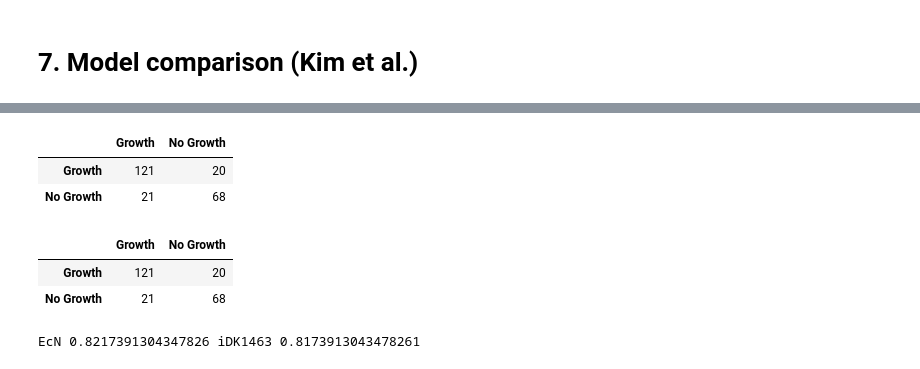
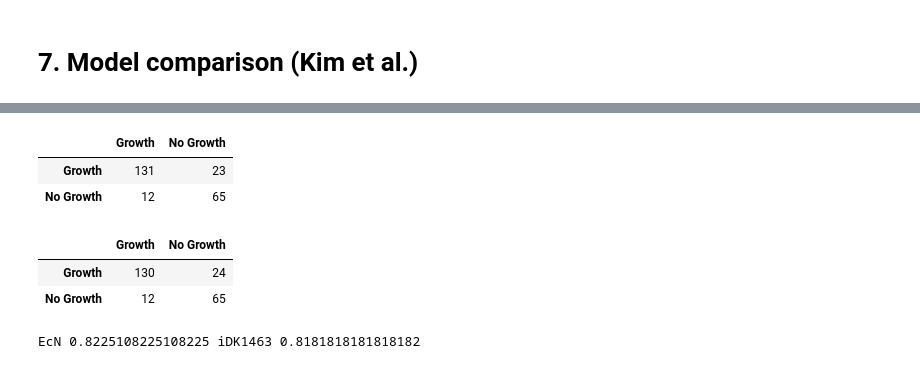
Before and after one commit to maxvthof/EcN_model, a Jupyter notebook: notebooks/5.1_Biolog.ipynb, the cells around one changed output, grey strips where cells are left out. Saved outputs shown, nothing was run; the diff lists cells and outputs as text; code cells hidden in the pictures.

```diff
--- a/notebooks/5.1_Biolog.ipynb
+++ b/notebooks/5.1_Biolog.ipynb
@@ -389,6 +386,14 @@ EcN 0.8217391304347826 iDK1463 0.8173913043478261
 set(FN2_df['exchange'].to_list()) - set(FN_df['exchange'].to_list())
 # %% [output]
 {'EX_raffin_e'}
+# %%
+# Save csv
+PM_data = pd.merge(PM_data_processed,
+                   PM_data_processed[['EcNissle_model_growth_rate', 'EcNissle_Prediction']],
+                   left_index=True,
+                   right_index=True)
+
+PM_data.to_csv('../tables/biolog_comparison.csv')
 # %%
 # Create image
 # conf_mat = get_confusion_mat(PM_data_processed, 'EcNissle_Prediction')
@@ -840,7 +836,7 @@ plt.savefig('../figures/carbon_venn.png')
 EcN2_biolog = pd.read_excel('../data/models_ecn/table_s2.xlsx', header=2, usecols=[0,1,2,3,4,5,6,7],)
 EcN2_biolog['index'] = 'PM0' + EcN2_biolog['PM'].str[-1] + '_' + EcN2_biolog['Well'].str[0:3] #PM10 turns into PM00, but not of interest
 EcN2_biolog['EcN_decision'] = EcN2_biolog['EcN_decision'].map(lambda x: 0 if x is '-' else 1)
-EcN2_biolog['EcN_decision_succ'] = EcN2_biolog['EcN_decision'].map(lambda x: 0 if x is '-' else 5) #create for model comparison
+EcN2_biolog['EcN_decision_succ'] = EcN2_biolog['EcN_decision'].map(lambda x: 0 if x is 0 else 5) #create for model comparison
 EcN2_biolog.set_index('index', inplace=True)
 
 EcN2_biolog.head()
@@ -994,5 +990,8 @@ EcN_diff[EcN_diff['#plate_id'].isin(['PM03'])]#.sum()
 EcN_biolog_succ = comparison_df
 EcN_biolog_succ = EcN_biolog_succ[EcN_biolog_succ['exchange'].notna()]
 EcN_biolog_succ = EcN_biolog_succ[EcN_biolog_succ['exchange'] != '#']
+EcN_biolog_succ = EcN_biolog_succ[['#plate_id', 'well_id', 'chemical',
+                                   'category', 'moa', 'co_id', 'MNXM', 'bigg', 'exchange',
+                                   'EcN_total', 'EcN_decision_succ']]
 EcN_biolog_succ.head()
 # %% [output]
@@ -1108,25 +1105,25 @@ PM_succ_processed.head()
 # %%
 # Get dataframe
-conf_mat_succ = get_confusion_mat(PM_succ_processed, 'EcNissle_Prediction')
+conf_mat_succ = get_confusion_mat(PM_succ_processed, 'EcN_decision_succ_Prediction')
 conf_mat_succ
 # %% [output]
 |  | Growth | No Growth |
-| Growth | 121 | 20 |
-| No Growth | 21 | 68 |
+| Growth | 131 | 23 |
+| No Growth | 12 | 65 |
 # %%
 # Run the function & compare biolog data with predictions
 PM_succ2_processed = add_model_grwt_succ(EcN_biolog_succ, 'EcN_decision_succ', EcN2_model)
 # %%
-conf_mat_succ2 = get_confusion_mat(PM_succ2_processed, 'EcNissle_Prediction')
+conf_mat_succ2 = get_confusion_mat(PM_succ2_processed, 'EcN_decision_succ_Prediction')
 conf_mat_succ2
 # %% [output]
 |  | Growth | No Growth |
-| Growth | 121 | 20 |
-| No Growth | 21 | 68 |
+| Growth | 130 | 24 |
+| No Growth | 12 | 65 |
 # %%
 # Compare the accuracy of the two models
-accuracy = (conf_mat.loc['Growth','Growth'] + conf_mat.loc['No Growth','No Growth'])/230
-accuracy2 = (conf_mat2.loc['Growth','Growth'] + conf_mat2.loc['No Growth','No Growth'])/230
+accuracy = (conf_mat.loc['Growth','Growth'] + conf_mat.loc['No Growth','No Growth'])/231
+accuracy2 = (conf_mat2.loc['Growth','Growth'] + conf_mat2.loc['No Growth','No Growth'])/231
 print('EcN', accuracy, 'iDK1463', accuracy2)
 # %% [output]
-EcN 0.8217391304347826 iDK1463 0.8173913043478261
+EcN 0.8225108225108225 iDK1463 0.8181818181818182
```
Also changed, not shown: parts of 13 cells of this notebook, 9 other files.
